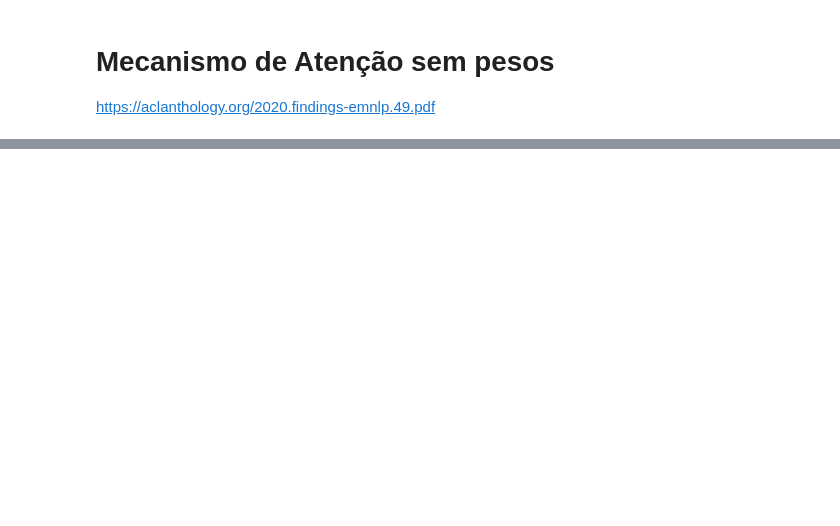
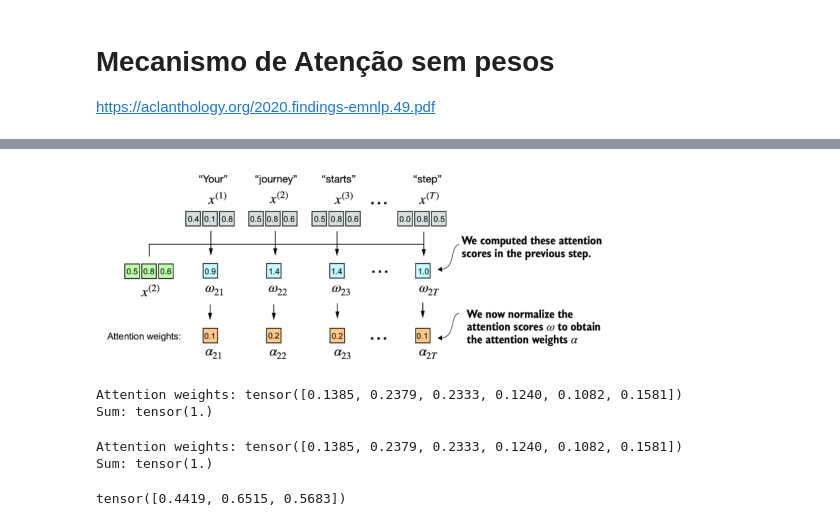
Before and after one commit to Baldros/book-based-learning, a Jupyter notebook: Build a Large Language Model (From Scratch)/Chapter 3/Chapter 3 - Coding attention mechanisms.ipynb, the cells around one changed output, grey strips where cells are left out. Drawn from its saved outputs; the diff is of its cells as text; code cells hidden in the pictures; blank space fills up the shorter version.

```diff
--- a/Build a Large Language Model (From Scratch)/Chapter 3/Chapter 3 - Coding attention mechanisms.ipynb
+++ b/Build a Large Language Model (From Scratch)/Chapter 3/Chapter 3 - Coding attention mechanisms.ipynb
@@ -93,0 +152,35 @@ https://aclanthology.org/2020.findings-emnlp.49.pdf
+# %%
+get_image(
+    "https://learning.oreilly.com/api/v2/epubs/urn:orm:book:9781633437166/files/Images/3-9.png"
+)
+# %% [output]
+[figure, added]
+# %%
+def softmax_naive(x):
+    return torch.exp(x) / torch.exp(x).sum(dim=0)
+
+attn_weights_2_naive = softmax_naive(attn_scores_2)
+
+print("Attention weights:", attn_weights_2_naive)
+print("Sum:", attn_weights_2_naive.sum())
+# %% [output]
+Attention weights: tensor([0.1385, 0.2379, 0.2333, 0.1240, 0.1082, 0.1581])
+Sum: tensor(1.)
+# %%
+attn_weights_2 = torch.softmax(attn_scores_2, dim=0)
+
+print("Attention weights:", attn_weights_2)
+print("Sum:", attn_weights_2.sum())
+# %% [output]
+Attention weights: tensor([0.1385, 0.2379, 0.2333, 0.1240, 0.1082, 0.1581])
+Sum: tensor(1.)
+# %%
+query = inputs[1] # 2nd input token is the query
+
+context_vec_2 = torch.zeros(query.shape)
+for i,x_i in enumerate(inputs):
+    context_vec_2 += attn_weights_2[i]*x_i
+
+print(context_vec_2)
+# %% [output]
+tensor([0.4419, 0.6515, 0.5683])
```
Also changed, not shown: parts of 70 cells of this notebook.
